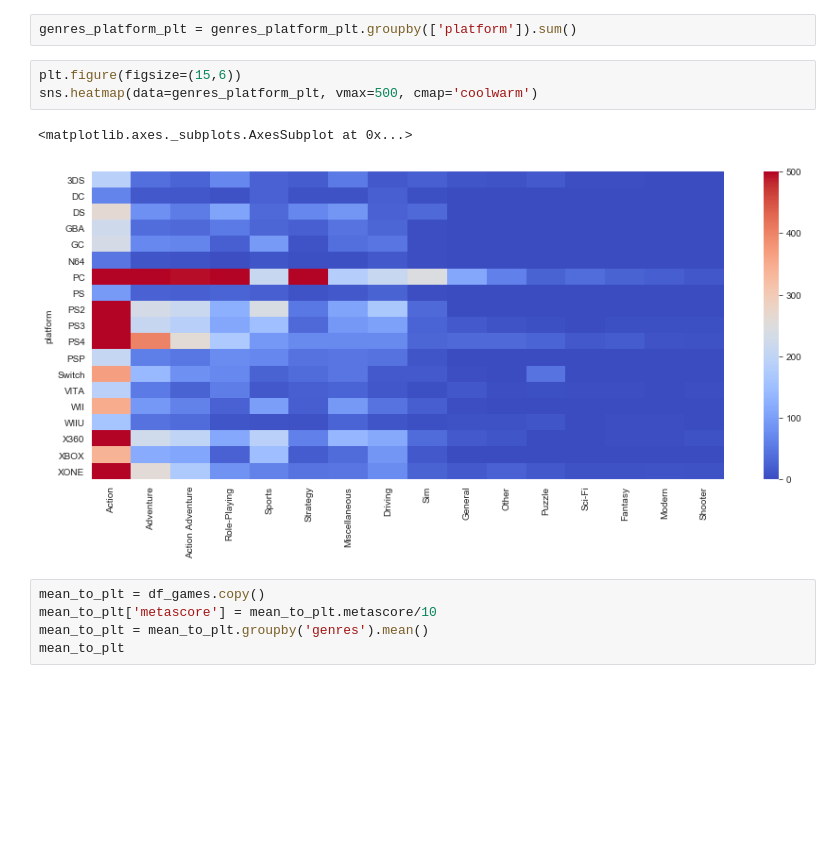
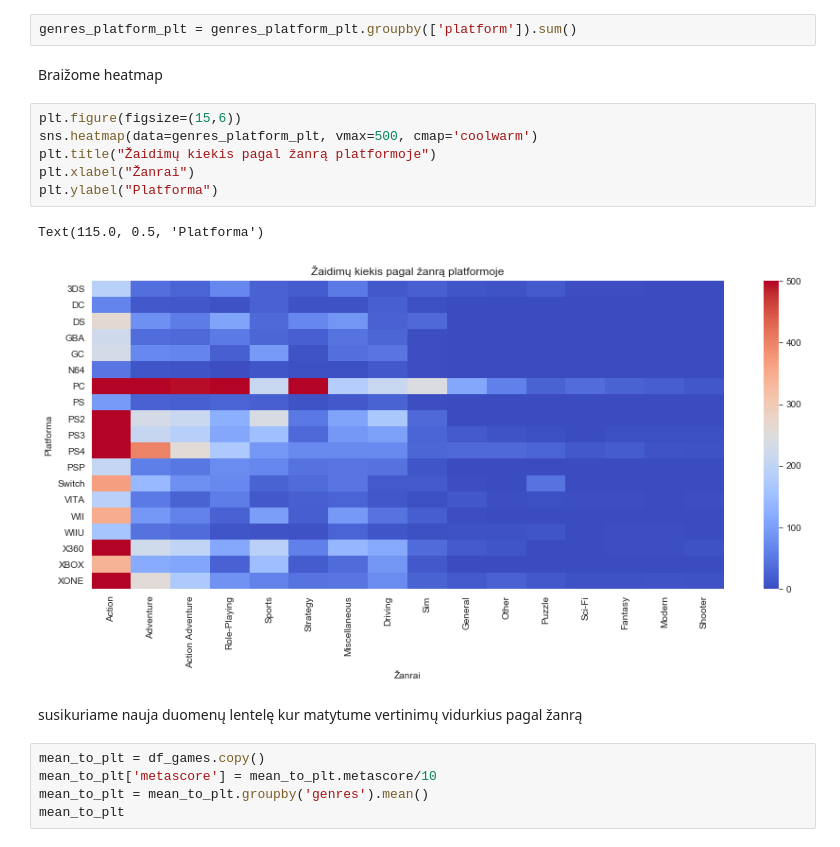
Before and after one commit to radi0imtuvas/Duomenu_analitikos_atsiskaitymas, a Jupyter notebook: Duomenu_analizes_atsiskaitymas.ipynb, the cells around one changed output. Saved outputs shown, nothing was run; the diff lists cells and outputs as text; blank space fills up the shorter version.

```diff
--- a/Duomenu_analizes_atsiskaitymas.ipynb
+++ b/Duomenu_analizes_atsiskaitymas.ipynb
@@ -189,12 +208,19 @@ genres_platform_plt = df_games_cp[['platform', 'Action', 'Adventure', 'Action Ad
                                    'Sci-Fi', 'Fantasy', 'Modern', 'Shooter']]
 # %%
 genres_platform_plt = genres_platform_plt.groupby(['platform']).sum()
+# %% [markdown]
+Braižome heatmap
 # %%
 plt.figure(figsize=(15,6))
 sns.heatmap(data=genres_platform_plt, vmax=500, cmap='coolwarm')
+plt.title("Žaidimų kiekis pagal žanrą platformoje")
+plt.xlabel("Žanrai")
+plt.ylabel("Platforma")
 # %% [output]
-<matplotlib.axes._subplots.AxesSubplot at 0x...>
+Text(115.0, 0.5, 'Platforma')
-[figure, old version]
+[figure, new version]
+# %% [markdown]
+susikuriame nauja duomenų lentelę kur matytume vertinimų vidurkius pagal žanrą
 # %%
 mean_to_plt = df_games.copy()
 mean_to_plt['metascore'] = mean_to_plt.metascore/10
```
Also changed, not shown: parts of 57 cells of this notebook.
